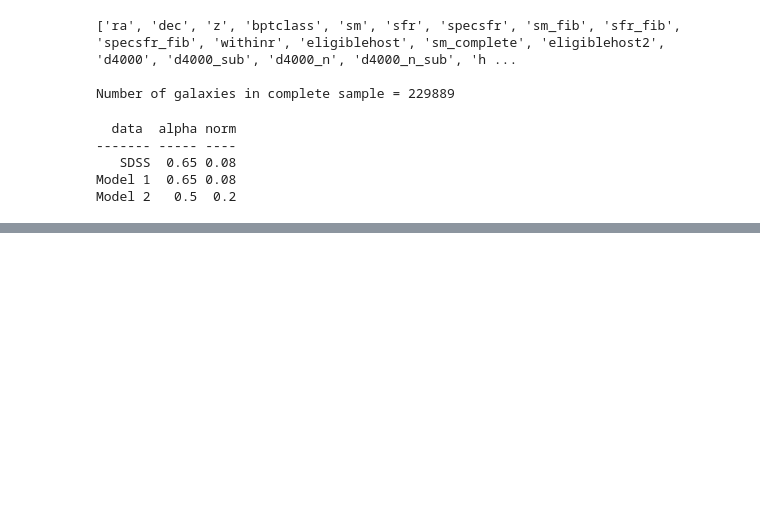
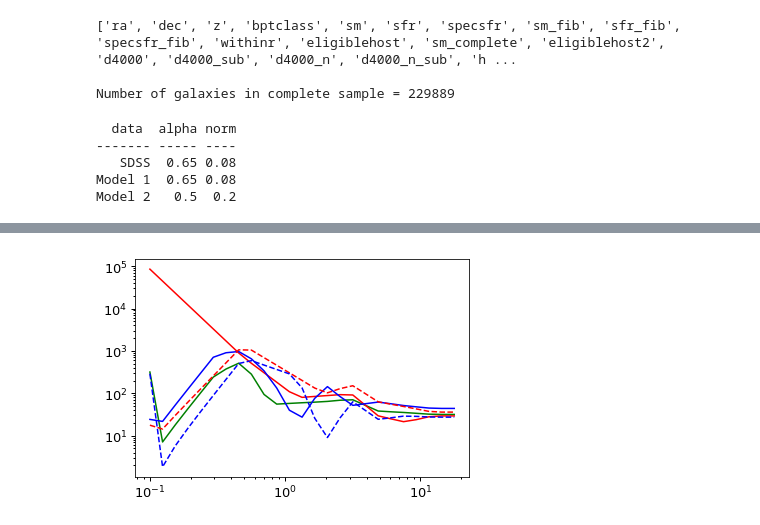
Before and after one commit to aphearin/galsize_models, a Jupyter notebook: notebooks/double_power_law_experimentation.ipynb, the cells around one changed output, grey strips where cells are left out. Saved outputs shown, nothing was run; the diff lists cells and outputs as text; code cells hidden in the pictures; blank space fills up the shorter version.

```diff
--- a/notebooks/double_power_law_experimentation.ipynb
+++ b/notebooks/double_power_law_experimentation.ipynb
@@ -197,11 +250,4 @@ import os
 dirname = os.path.realpath('.')
 
 from galsize_models.measurements.measure_sdss_clustering import measure_wp
+sm_low, sm_high = 10, 10.5
-# %%
-sm_low, sm_high = 10.75, 11.25
-rp, wp, wperr = measure_wp(sdss, mask_gv, sm_low, sm_high, dirname)
-
-# fig, ax = plt.subplots(1, 1)
-
-# __=ax.loglog()
-# __=ax.plot(rp, wp)
@@ -210,0 +254,6 @@ auto_regions.txt
+# %%
+rp, wp_gv, wperr_gv = measure_wp(gv_sample, sm_low, sm_high, dirname)
+rp, wp_gv_low_size, wperr_gv_low_size = measure_wp(gv_low_size, sm_low, sm_high, dirname)
+rp, wp_gv_high_size, wperr_gv_high_size = measure_wp(gv_high_size, sm_low, sm_high, dirname)
+rp, wp_gv_low_model_size, wperr_gv_low_model_size = measure_wp(gv_low_model_size, sm_low, sm_high, dirname)
+rp, wp_gv_high_model_size, wperr_gv_high_model_size = measure_wp(gv_high_model_size, sm_low, sm_high, dirname)
@@ -210,0 +272,19 @@ auto_regions.txt
+# %%
+rp, wp_sf_low_bt, wperr_sf_low_bt = measure_wp(sf_low_bt, sm_low, sm_high, dirname)
+rp, wp_sf_high_bt, wperr_sf_high_bt = measure_wp(sf_high_bt, sm_low, sm_high, dirname)
+rp, wp_gv_low_bt, wperr_gv_low_bt = measure_wp(gv_low_bt, sm_low, sm_high, dirname)
+rp, wp_gv_high_bt, wperr_gv_high_bt = measure_wp(gv_high_bt, sm_low, sm_high, dirname)
+rp, wp_q_low_bt, wperr_q_low_bt = measure_wp(q_low_bt, sm_low, sm_high, dirname)
+rp, wp_q_high_bt, wperr_q_high_bt = measure_wp(q_high_bt, sm_low, sm_high, dirname)
+# %%
+fig, ax = plt.subplots(1, 1)
+
+__=ax.loglog()
+
+__=ax.plot(rp, wp_gv, color='green')
+__=ax.plot(rp, wp_gv_low_size, color='red')
+__=ax.plot(rp, wp_gv_high_size, color='blue')
+__=ax.plot(rp, wp_gv_low_model_size, '--', color='red')
+__=ax.plot(rp, wp_gv_high_model_size, '--', color='blue')
+# %% [output]
+[figure, added]
```
Also changed, not shown: parts of 13 cells of this notebook, 1 other file.
